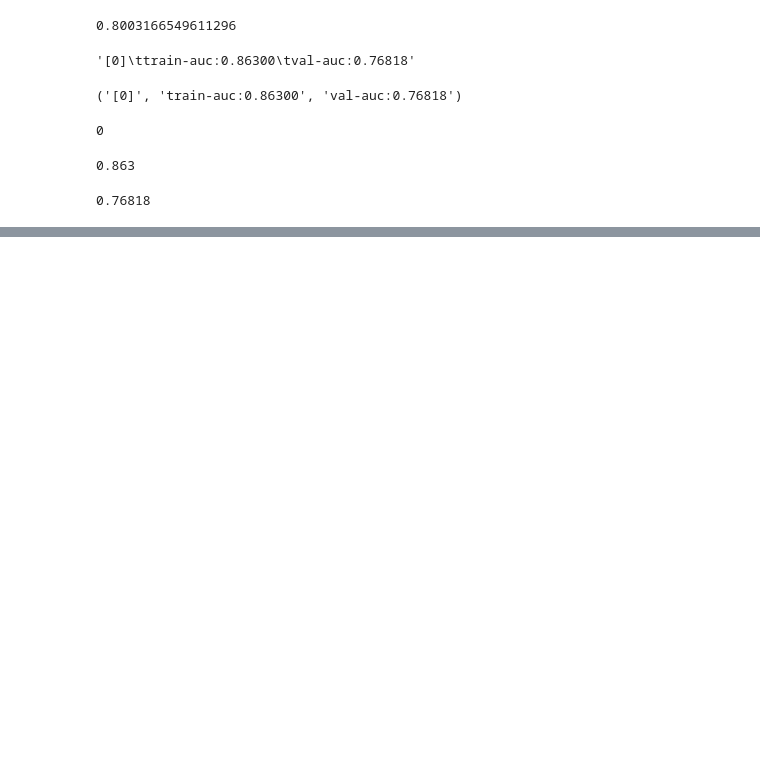
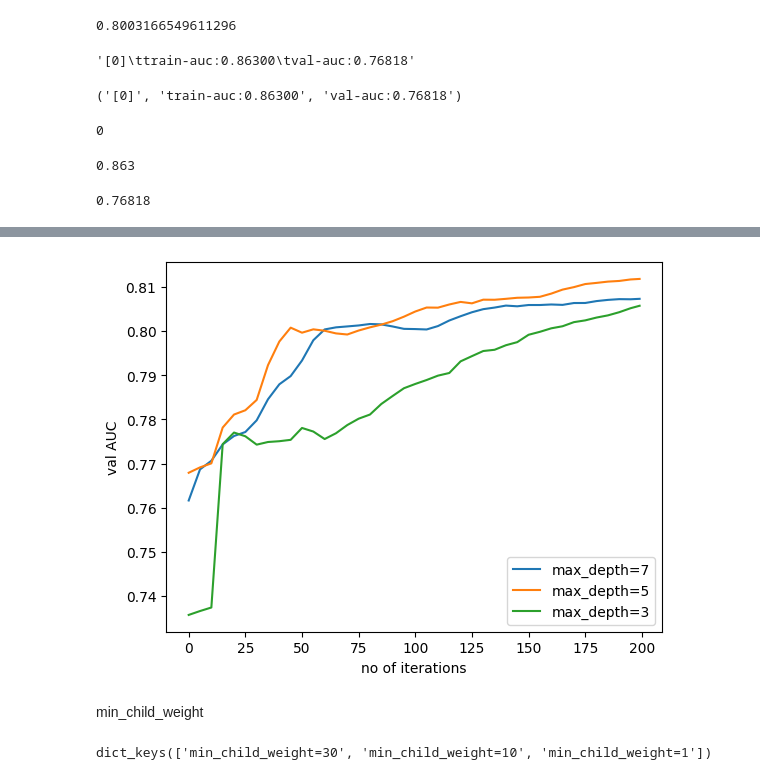
Before and after one commit to Joon-hub/MLZoomcamp, a Jupyter notebook: Week_6_Trees_and_Ensemble_models/DecisionTree.ipynb, the cells around one changed output, grey strips where cells are left out. Cells and saved outputs as stored; diff of their text form; code cells hidden in the pictures; blank space fills up the shorter version.

```diff
--- a/Week_6_Trees_and_Ensemble_models/DecisionTree.ipynb
+++ b/Week_6_Trees_and_Ensemble_models/DecisionTree.ipynb
@@ -801,0 +868,25 @@ plt.show()
+# %%
+scores = {}
+# %%
+%%capture output
+
+# train the model
+xgb_params = {
+              'max_depth':3, # size of the tree
+              'eta':0.01, # learning rate
+              'min_child_weight':1, #min_samples_leaf_size min no of samples in the leaf node
+
+              'objective':'binary:logistic', # binary classification
+              'nthread':4, # number of threads can parllelize training , no of cpu core
+
+              'seed':1,
+              'verbosity':1, # contril what type of warnings we will receive
+
+              'eval_metric':'auc'}
+
+watchlist = [(dtrain,'train'),(dval,'val')]
+model = xgb.train(xgb_params,
+                  dtrain,
+                  verbose_eval = 5,
+                  evals = watchlist,
+                  num_boost_round=200)
@@ -801,0 +899,11 @@ plt.show()
+# %%
+for max_depth, df_score in scores.items():
+    plt.plot(df_score.num_iter, df_score.val_auc, label = max_depth)
+plt.xlabel("no of iterations")
+plt.ylabel("val AUC")
+plt.legend()
+plt.show()
+# %% [output]
+[figure, added]
+# %% [markdown]
+min_child_weight
@@ -801,0 +931,6 @@ plt.show()
+# %%
+key = 'min_child_weight=%s' % (xgb_params['min_child_weight'])
+scores[key] = parse_xgb_output(output)
+scores.keys()
+# %% [output]
+dict_keys(['min_child_weight=30', 'min_child_weight=10', 'min_child_weight=1'])
```
Also changed, not shown: parts of 52 cells of this notebook, 1 other file.
